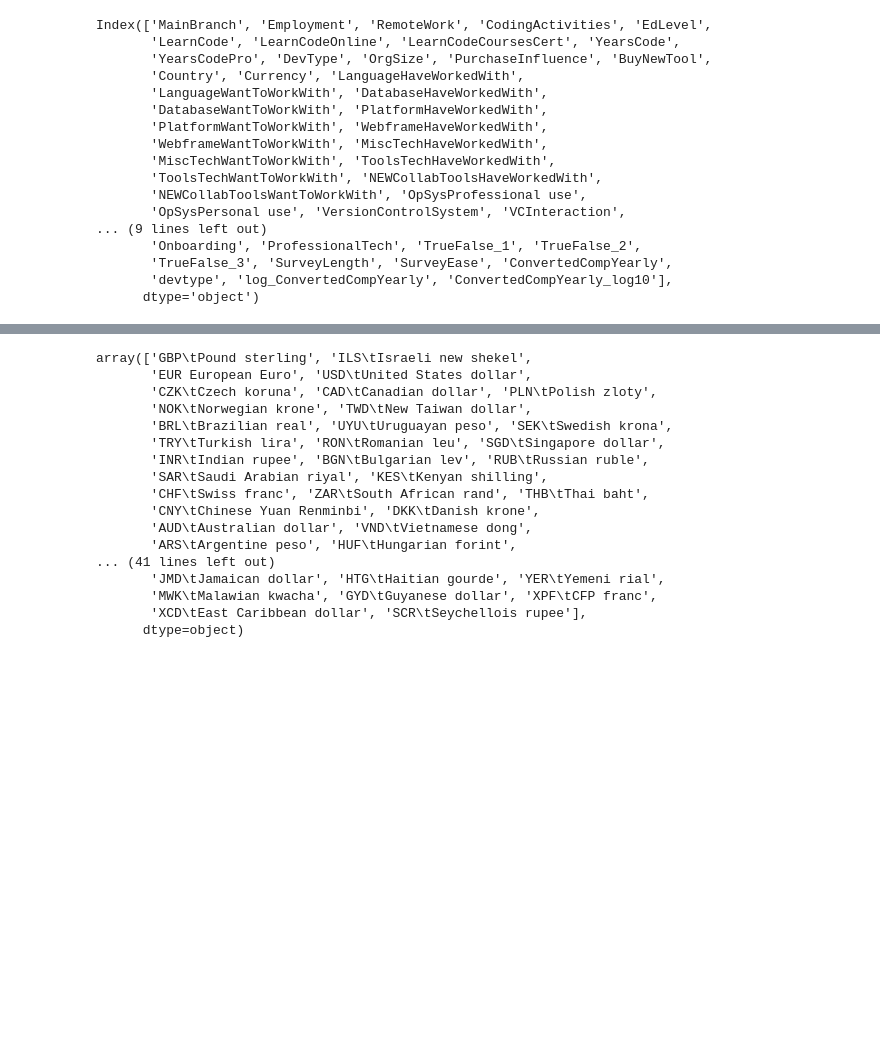
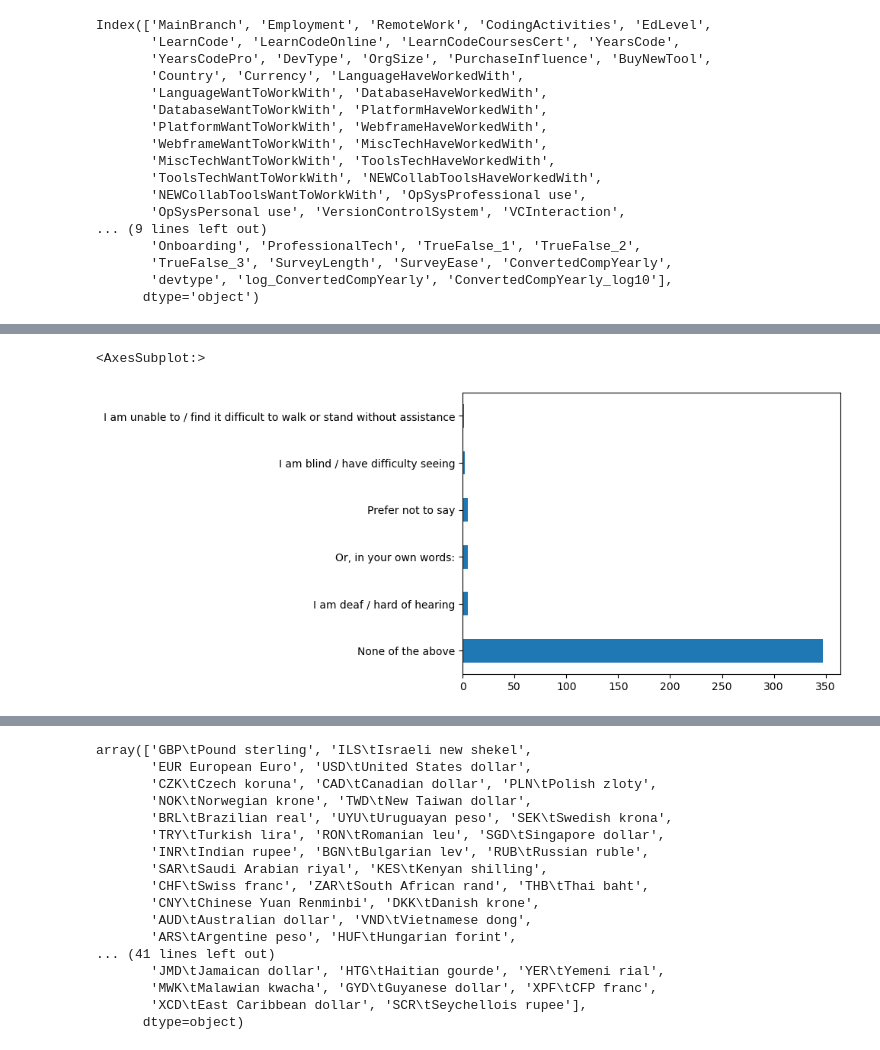
Before and after one commit to thecochenille/stackoverflow_survey2019to2022, a Jupyter notebook: Stackoverflow_survey2022Analysis.ipynb, the cells around one changed output, grey strips where cells are left out. Drawn from its saved outputs; the diff is of its cells as text; code cells hidden in the pictures; blank space fills up the shorter version.

```diff
--- a/Stackoverflow2019-2022Analysis.ipynb
+++ b/Stackoverflow_survey2022Analysis.ipynb
@@ -636,5 +761,3 @@ df_data['ConvertedCompYearly'].isnull().sum()
-# %%
-df_data_drop=df_data.dropna(subset=['ConvertedCompYearly'])
 # %%
 sns.boxplot(x='ConvertedCompYearly',
             data=df_data_drop[df_data_drop['ConvertedCompYearly']<=0.1e7])
@@ -673,3 +799,8 @@ Index(['MainBranch', 'Employment', 'RemoteWork', 'CodingActivities', 'EdLevel',
        'TrueFalse_3', 'SurveyLength', 'SurveyEase', 'ConvertedCompYearly',
        'devtype', 'log_ConvertedCompYearly', 'ConvertedCompYearly_log10'],
       dtype='object')
+# %%
+demographics=['ConvertedCompYearly','ConvertedCompYearly_log10','Age', 'Gender', 'Trans', 'Sexuality', 'Ethnicity','Accessibility', 'MentalHealth']
+# %%
+df_demog=df_data_drop[demographics]
+df_demog.head()
@@ -675,0 +839,5 @@ Index(['MainBranch', 'Employment', 'RemoteWork', 'CodingActivities', 'EdLevel',
+# %%
+df_demog['Accessibility'].value_counts().plot(kind='barh')
+# %% [output]
+<AxesSubplot:>
+[figure, added]
```
Also changed, not shown: parts of 28 cells of this notebook, 1 other file.
